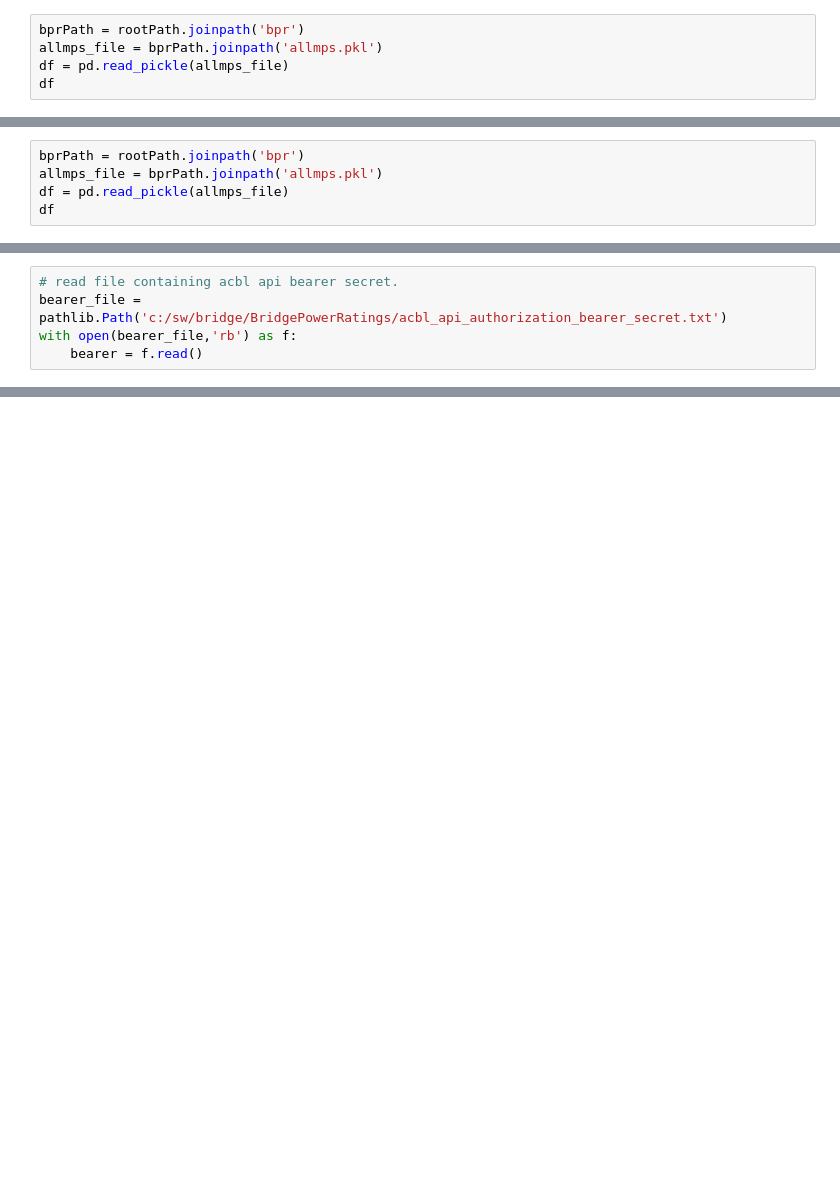
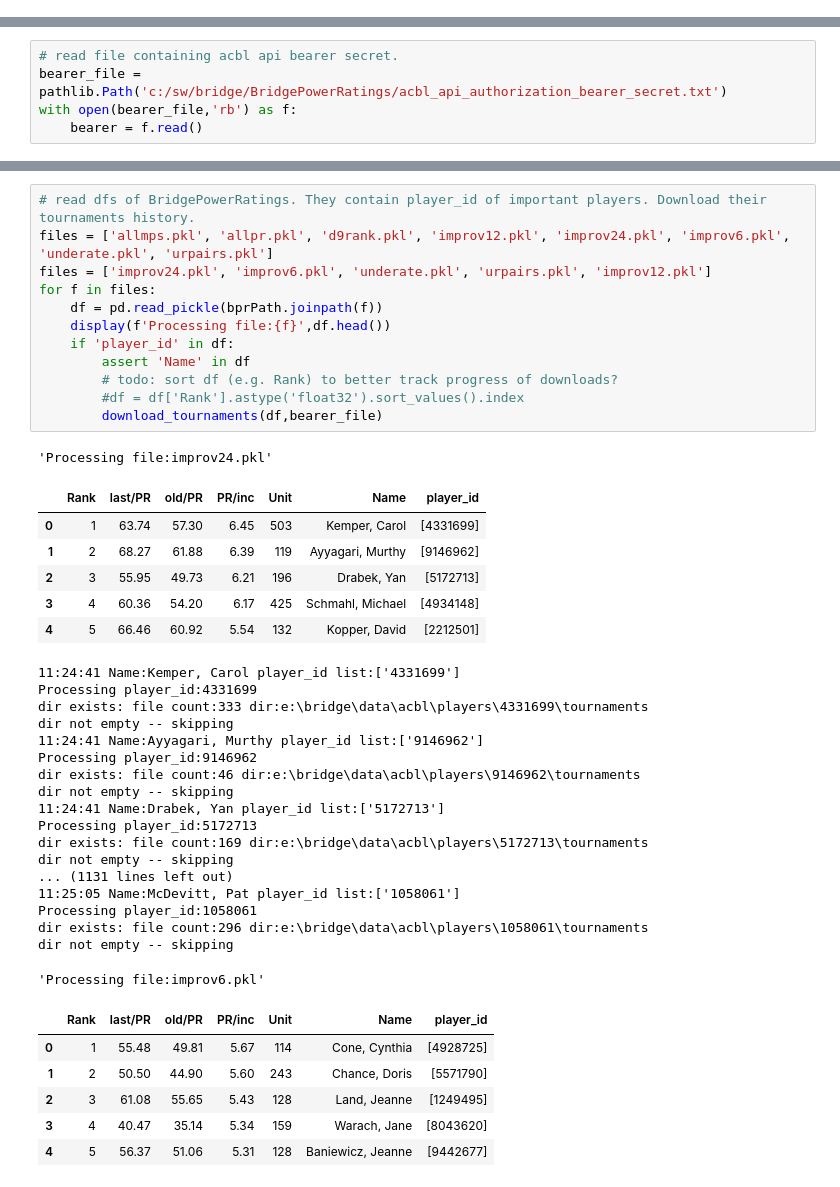
Before and after one commit to BSalita/ML-Contract-Bridge, a Jupyter notebook: src/acbl/acbl_download_tournaments.ipynb, the cells around one changed output, grey strips where cells are left out. Saved outputs shown, nothing was run; the diff lists cells and outputs as text; blank space fills up the shorter version.

Commit message:
improve processing of tournament history

```diff
--- a/src/acbl/acbl_download_tournaments.ipynb
+++ b/src/acbl/acbl_download_tournaments.ipynb
@@ -25,5 +27,0 @@ acblPath.mkdir(parents=True,exist_ok=True)
-# %%
-bprPath = rootPath.joinpath('bpr')
-allmps_file = bprPath.joinpath('allmps.pkl')
-df = pd.read_pickle(allmps_file)
-df
@@ -49,5 +27,0 @@ df
-# %%
-bprPath = rootPath.joinpath('bpr')
-allmps_file = bprPath.joinpath('allmps.pkl')
-df = pd.read_pickle(allmps_file)
-df
@@ -166,0 +105,44 @@ dir exists: file count:5 dir:e:\bridge
+# %%
+# read dfs of BridgePowerRatings. They contain player_id of important players. Download their tournaments history.
+files = ['allmps.pkl', 'allpr.pkl', 'd9rank.pkl', 'improv12.pkl', 'improv24.pkl', 'improv6.pkl', 'underate.pkl', 'urpairs.pkl']
+files = ['improv24.pkl', 'improv6.pkl', 'underate.pkl', 'urpairs.pkl', 'improv12.pkl']
+for f in files:
+    df = pd.read_pickle(bprPath.joinpath(f))
+    display(f'Processing file:{f}',df.head())
+    if 'player_id' in df:
+        assert 'Name' in df
+        # todo: sort df (e.g. Rank) to better track progress of downloads?
+        #df = df['Rank'].astype('float32').sort_values().index
+        download_tournaments(df,bearer_file)
+# %% [output]
+'Processing file:improv24.pkl'
+|  | Rank | last/PR | old/PR | PR/inc | Unit | Name | player_id |
+| 0 | 1 | 63.74 | 57.30 | 6.45 | 503 | Kemper, Carol | [4331699] |
+| 1 | 2 | 68.27 | 61.88 | 6.39 | 119 | Ayyagari, Murthy | [9146962] |
+| 2 | 3 | 55.95 | 49.73 | 6.21 | 196 | Drabek, Yan | [5172713] |
+| 3 | 4 | 60.36 | 54.20 | 6.17 | 425 | Schmahl, Michael | [4934148] |
+| 4 | 5 | 66.46 | 60.92 | 5.54 | 132 | Kopper, David | [2212501] |
+11:24:41 Name:Kemper, Carol player_id list:['4331699']
+Processing player_id:4331699
+dir exists: file count:333 dir:e:\bridge\data\acbl\players\4331699\tournaments
+dir not empty -- skipping
+11:24:41 Name:Ayyagari, Murthy player_id list:['9146962']
+Processing player_id:9146962
+dir exists: file count:46 dir:e:\bridge\data\acbl\players\9146962\tournaments
+dir not empty -- skipping
+11:24:41 Name:Drabek, Yan player_id list:['5172713']
+Processing player_id:5172713
+dir exists: file count:169 dir:e:\bridge\data\acbl\players\5172713\tournaments
+dir not empty -- skipping
+... (1131 lines left out)
+11:25:05 Name:McDevitt, Pat player_id list:['1058061']
+Processing player_id:1058061
+dir exists: file count:296 dir:e:\bridge\data\acbl\players\1058061\tournaments
+dir not empty -- skipping
+'Processing file:improv6.pkl'
+|  | Rank | last/PR | old/PR | PR/inc | Unit | Name | player_id |
+| 0 | 1 | 55.48 | 49.81 | 5.67 | 114 | Cone, Cynthia | [4928725] |
+| 1 | 2 | 50.50 | 44.90 | 5.60 | 243 | Chance, Doris | [5571790] |
+| 2 | 3 | 61.08 | 55.65 | 5.43 | 128 | Land, Jeanne | [1249495] |
+| 3 | 4 | 40.47 | 35.14 | 5.34 | 159 | Warach, Jane | [8043620] |
+| 4 | 5 | 56.37 | 51.06 | 5.31 | 128 | Baniewicz, Jeanne | [9442677] |
```
Also changed, not shown: parts of 7 cells of this notebook.
